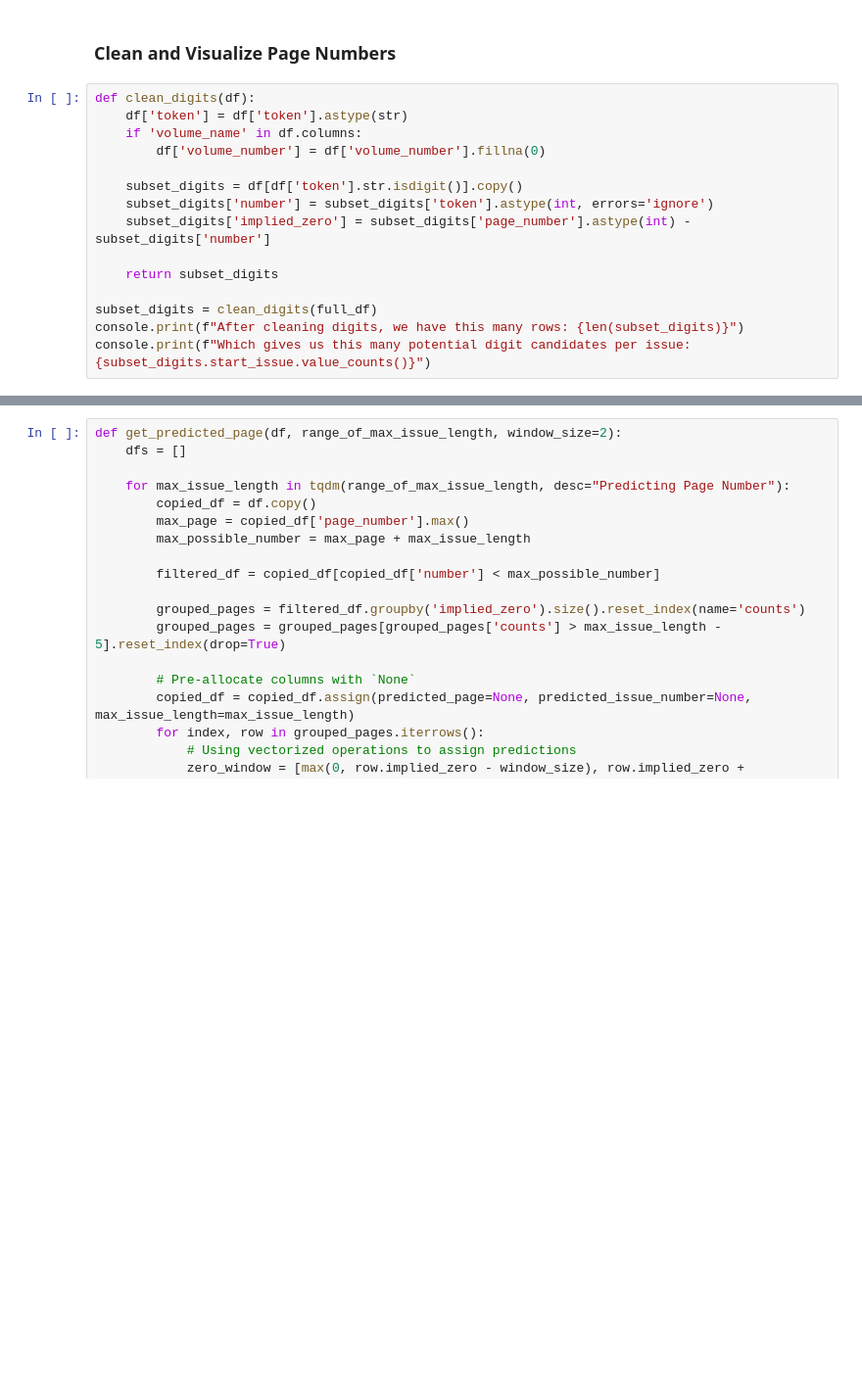
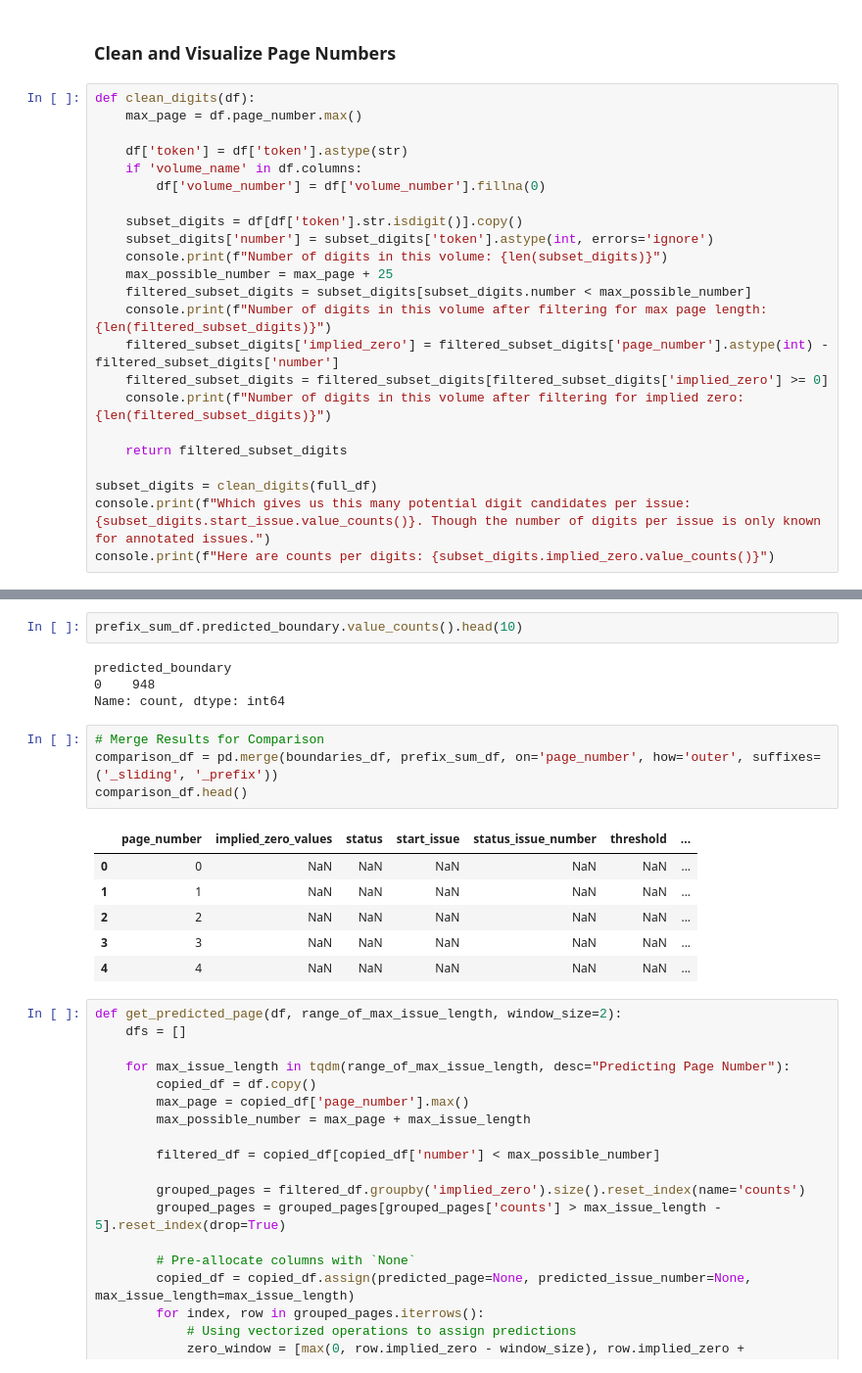
Before and after one commit to Informing-The-Third-World/periodical-wavelet-analysis, a Jupyter notebook: notebooks/Model_Issue_Segmentation.ipynb, the cells around one changed output, grey strips where cells are left out. Shown at 98% size. Cells and saved outputs as stored; diff of their text form; blank space fills up the shorter version.

```diff
--- a/notebooks/Model_Issue_Segmentation.ipynb
+++ b/notebooks/Model_Issue_Segmentation.ipynb
@@ -29,17 +30,25 @@ Dataframe has this many issues: 26
 ### Clean and Visualize Page Numbers
 # %%
 def clean_digits(df):
+    max_page = df.page_number.max()
+
     df['token'] = df['token'].astype(str)
     if 'volume_name' in df.columns:
         df['volume_number'] = df['volume_number'].fillna(0)
 
     subset_digits = df[df['token'].str.isdigit()].copy()
     subset_digits['number'] = subset_digits['token'].astype(int, errors='ignore')
-    subset_digits['implied_zero'] = subset_digits['page_number'].astype(int) - subset_digits['number']
+    console.print(f"Number of digits in this volume: {len(subset_digits)}")
+    max_possible_number = max_page + 25
+    filtered_subset_digits = subset_digits[subset_digits.number < max_possible_number]
+    console.print(f"Number of digits in this volume after filtering for max page length: {len(filtered_subset_digits)}")
+    filtered_subset_digits['implied_zero'] = filtered_subset_digits['page_number'].astype(int) - filtered_subset_digits['number']
+    filtered_subset_digits = filtered_subset_digits[filtered_subset_digits['implied_zero'] >= 0]
+    console.print(f"Number of digits in this volume after filtering for implied zero: {len(filtered_subset_digits)}")
 
-    return subset_digits
+    return filtered_subset_digits
 
 subset_digits = clean_digits(full_df)
-console.print(f"After cleaning digits, we have this many rows: {len(subset_digits)}")
-console.print(f"Which gives us this many potential digit candidates per issue: {subset_digits.start_issue.value_counts()}")
+console.print(f"Which gives us this many potential digit candidates per issue: {subset_digits.start_issue.value_counts()}. Though the number of digits per issue is only known for annotated issues.")
+console.print(f"Here are counts per digits: {subset_digits.implied_zero.value_counts()}")
 # %% [output]
@@ -165,3 +252,20 @@ merged_boundaries_digits_df = pd.merge(subset_digits, boundaries_df, on=['page_n
+# %%
+prefix_sum_df.predicted_boundary.value_counts().head(10)
+# %% [output]
+predicted_boundary
+0    948
+Name: count, dtype: int64
+# %%
+# Merge Results for Comparison
+comparison_df = pd.merge(boundaries_df, prefix_sum_df, on='page_number', how='outer', suffixes=('_sliding', '_prefix'))
+comparison_df.head()
+# %% [output]
+|  | page_number | implied_zero_values | status | start_issue | status_issue_number | threshold | ... |
+| 0 | 0 | NaN | NaN | NaN | NaN | NaN | ... |
+| 1 | 1 | NaN | NaN | NaN | NaN | NaN | ... |
+| 2 | 2 | NaN | NaN | NaN | NaN | NaN | ... |
+| 3 | 3 | NaN | NaN | NaN | NaN | NaN | ... |
+| 4 | 4 | NaN | NaN | NaN | NaN | NaN | ... |
 # %%
 def get_predicted_page(df, range_of_max_issue_length, window_size=2):
     dfs = []
```
Also changed, not shown: parts of 9 cells of this notebook.
